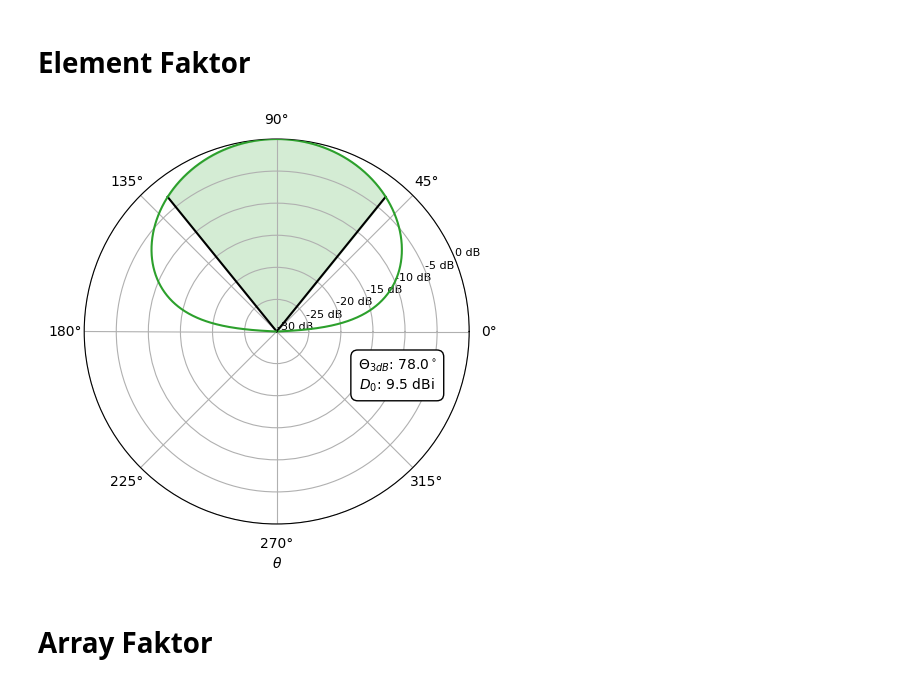
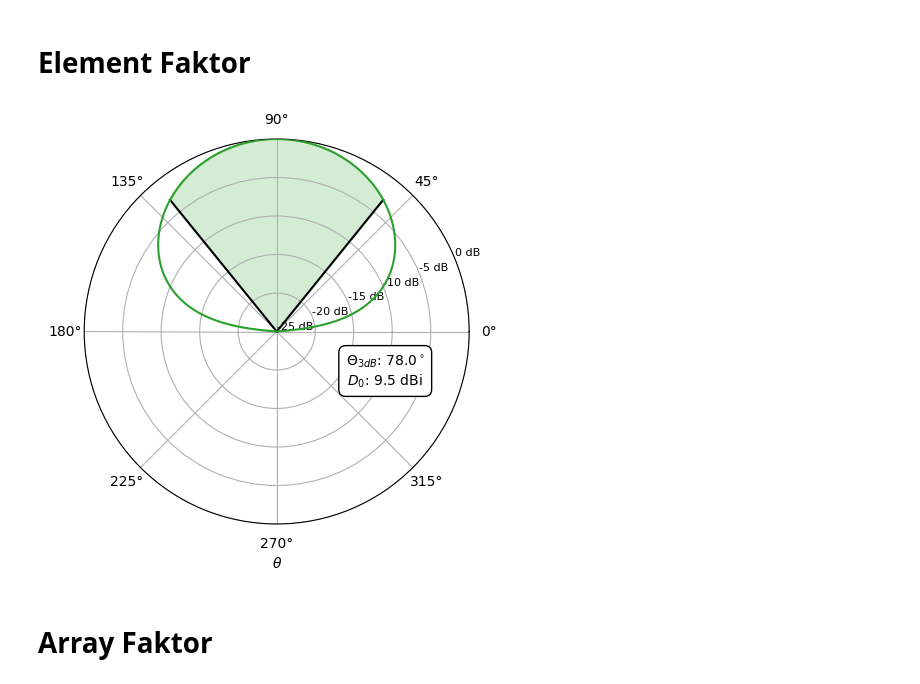
Before and after one commit to SkaugJr/TTT4215-Antenneteknikk, a Jupyter notebook: AntenneFaktor.ipynb, the cells around one changed output. Cells and saved outputs as stored; diff of their text form; code cells hidden in the pictures.

```diff
--- a/AntenneFaktor.ipynb
+++ b/AntenneFaktor.ipynb
@@ -29,38 +29,38 @@ def find_lobe_peaks(Total_db):
 def directivity(Total_db, theta):
     # Integrer Total_db over hele området
     power = 10**(Total_db / 10)
     integral = spi.simpson(power, x=theta)
     D_0 = 4 * np.pi * max(power) / (integral)
     return 10 * np.log10(D_0)
 
 #find hpbw to EF
 theta_left, theta_right = find_hpbw(EF_db)
 hpbw_deg = np.rad2deg(np.abs(theta_left - theta_right))  # HPBW i grader
 
 # find directivity
 D_0 = directivity(EF_db, theta)
 
 fig = plt.subplots(figsize=(8,5), subplot_kw={'projection': 'polar'})
 plt.plot(theta, EF_db, color='tab:green', label="EF", zorder=3)
-plt.plot([theta_left,theta_left], [-30, max(EF_db)-3], 'k',zorder=2)
-plt.plot([theta_right,theta_right], [-30, max(EF_db)-3], 'k',zorder=2)
-plt.fill_between(theta, EF_db, -30, where=np.logical_and(theta >= theta_left, theta <= theta_right), color='tab:green', alpha=0.2, zorder=1)
+plt.plot([theta_left,theta_left], [-25, max(EF_db)-3], 'k',zorder=2)
+plt.plot([theta_right,theta_right], [-25, max(EF_db)-3], 'k',zorder=2)
+plt.fill_between(theta, EF_db, -25, where=np.logical_and(theta >= theta_left, theta <= theta_right), color='tab:green', alpha=0.2, zorder=1)
 
 text_str1 = (
             r'$\Theta_{3dB}$: '+ rf'{hpbw_deg:.1f}$^\circ$'+'\n'
             rf'$D_0$: {D_0:.1f} dBi'
         )
 plt.text(np.deg2rad(340), -10, text_str1, fontsize=10, ha='center', va='center', color='k',
                 bbox=dict(facecolor='white', edgecolor='k', boxstyle='round,pad=0.5'))
 
 plt.xlabel(r'$\theta$')
 plt.yticks(np.arange(-30, 1, 5),[f'{i} dB' for i in range(-30, 1, 5)],fontsize=8)
-plt.ylim(-30, 0)
+plt.ylim(-25, 0)
 plt.grid(True)
 plt.savefig('Figurer/EF_TM10.pdf', bbox_inches='tight', transparent=True)
 plt.show()
 # %% [output]
-[figure, old version]
+[figure, new version]
 # %% [markdown]
 # Array Faktor
 # %%
```
Also changed, not shown: parts of 2 cells of this notebook, 13 other files.
